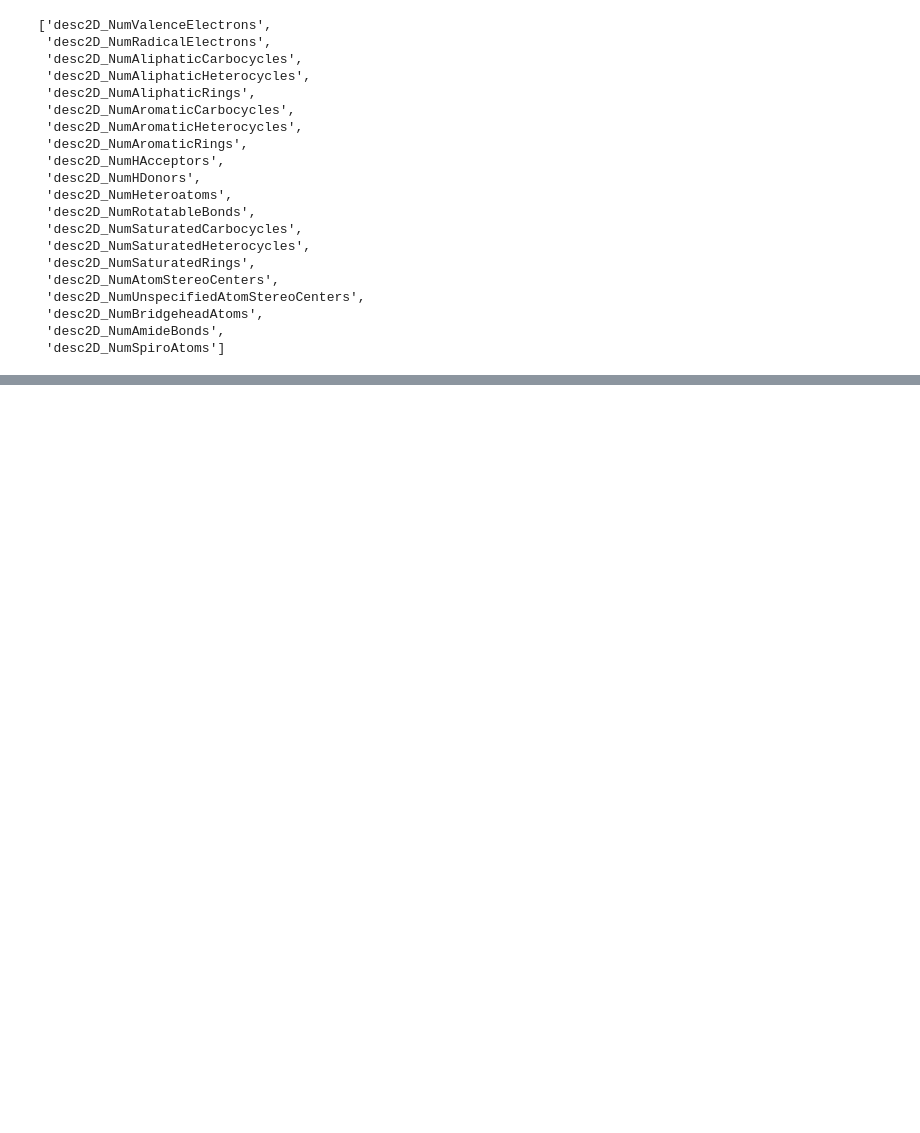
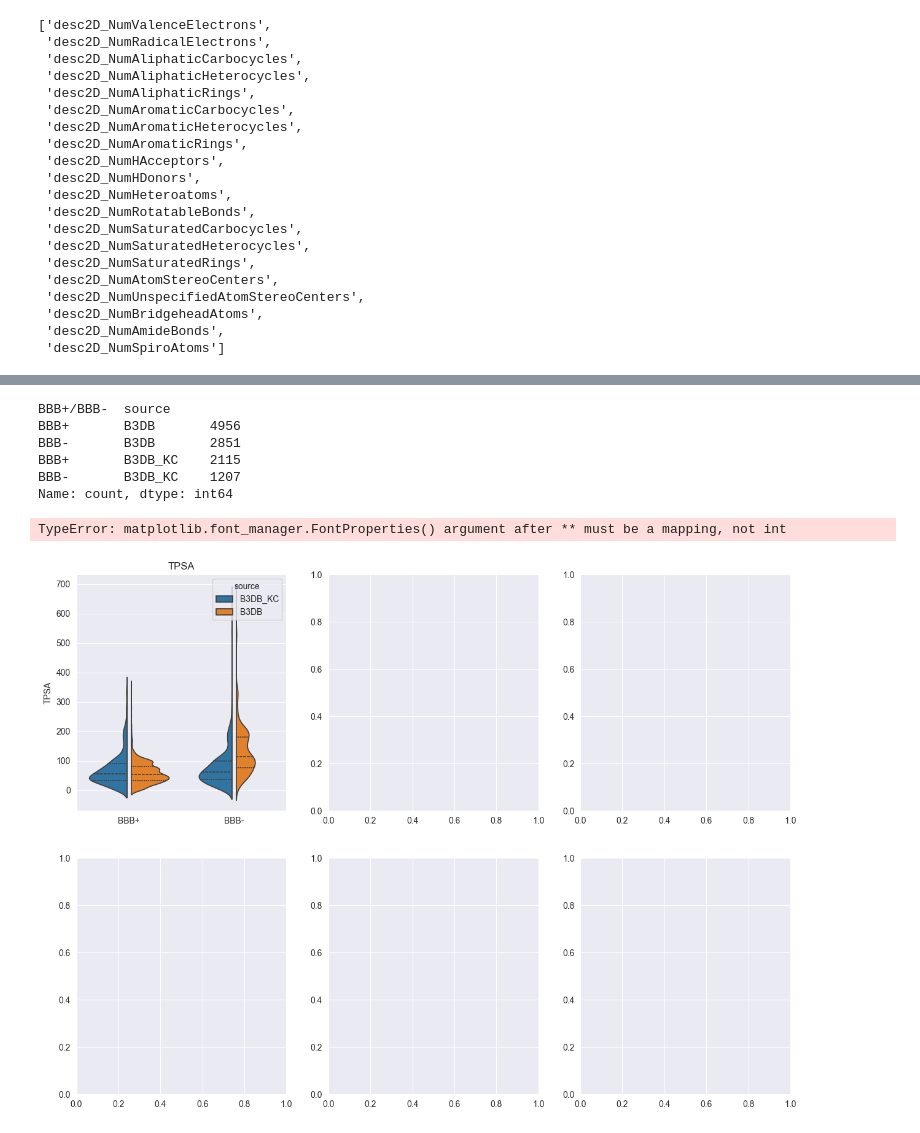
Before and after one commit to ellimilial/cns_db, a Jupyter notebook: b3db_kc/05_exploration.ipynb, the cells around one changed output, grey strips where cells are left out. Drawn from its saved outputs; the diff is of its cells as text; code cells hidden in the pictures; blank space fills up the shorter version.

```diff
--- a/b3db_kc/05_exploration.ipynb
+++ b/b3db_kc/05_exploration.ipynb
@@ -119,0 +110,50 @@ Text(0.0, 1.0, 'Correlation Matrix')
+# %%
+import rdkit
+from rdkit.Chem import rdMolDescriptors
+limited_features_of_interest = ["TPSA", "MW", "HA", "HD", "HAC", "AroR"]
+df_b3db = pd.read_csv("../data/B3DB/B3DB/B3DB_classification.tsv", sep="\t")
+df_b3db["mol"] = df_b3db["SMILES"].apply(lambda x: rdkit.Chem.MolFromSmiles(x))
+df_b3db["TPSA"] = df_b3db.mol.apply(rdMolDescriptors.CalcTPSA)
+df_b3db["MW"] = df_b3db.mol.apply(rdMolDescriptors.CalcExactMolWt)
+df_b3db["HA"] = df_b3db.mol.apply(rdMolDescriptors.CalcNumHBA)
+df_b3db["HD"] = df_b3db.mol.apply(rdMolDescriptors.CalcNumHBD)
+df_b3db["HAC"] = df_b3db.mol.apply(rdMolDescriptors.CalcNumHeavyAtoms)
+df_b3db["AroR"] = df_b3db.mol.apply(rdMolDescriptors.CalcNumAromaticRings)
+df_b3db_foi["source"] = "B3DB_KC"
+df_b3db["source"] = "B3DB"
+_df = pd.concat([
+    df_b3db_foi[limited_features_of_interest + ["BBB+/BBB-", "source"]],
+    df_b3db[limited_features_of_interest + ["BBB+/BBB-", "source"]]
+], axis=0)
+_df[["BBB+/BBB-", "source"]].value_counts()
+#_df.head()
+# %% [output]
+BBB+/BBB-  source
+BBB+       B3DB       4956
+BBB-       B3DB       2851
+BBB+       B3DB_KC    2115
+BBB-       B3DB_KC    1207
+Name: count, dtype: int64
+# %%
+n_cols = 3
+n_rows = len(limited_features_of_interest) // n_cols + (len(limited_features_of_interest) % n_cols > 0)
+fig, axes = plt.subplots(n_rows, n_cols, figsize=(15, 11), sharex=False, sharey=False)
+
+
+for i, f in enumerate(limited_features_of_interest):
+    row, col = divmod(i, n_cols)
+
+    sns.violinplot(data=_df[[f, "BBB+/BBB-", "source"]], ax=axes[row, col], y=f , x="BBB+/BBB-", hue="source", gap=0.1, split=True, inner="quart")
+    axes[row, col].set_xlabel("")
+    axes[row, col].set_title(f, font_size=12)
+
+
+#plt.tight_layout()
+
+for i in range(len(features_of_interest), n_rows * n_cols):
+    fig.delaxes(axes.flatten()[i])
+
+#sns.violinplot(_df)
+# %% [output]
+TypeError: matplotlib.font_manager.FontProperties() argument after ** must be a mapping, not int
+[figure, added]
```
Also changed, not shown: parts of 4 cells of this notebook, 8 other files.
